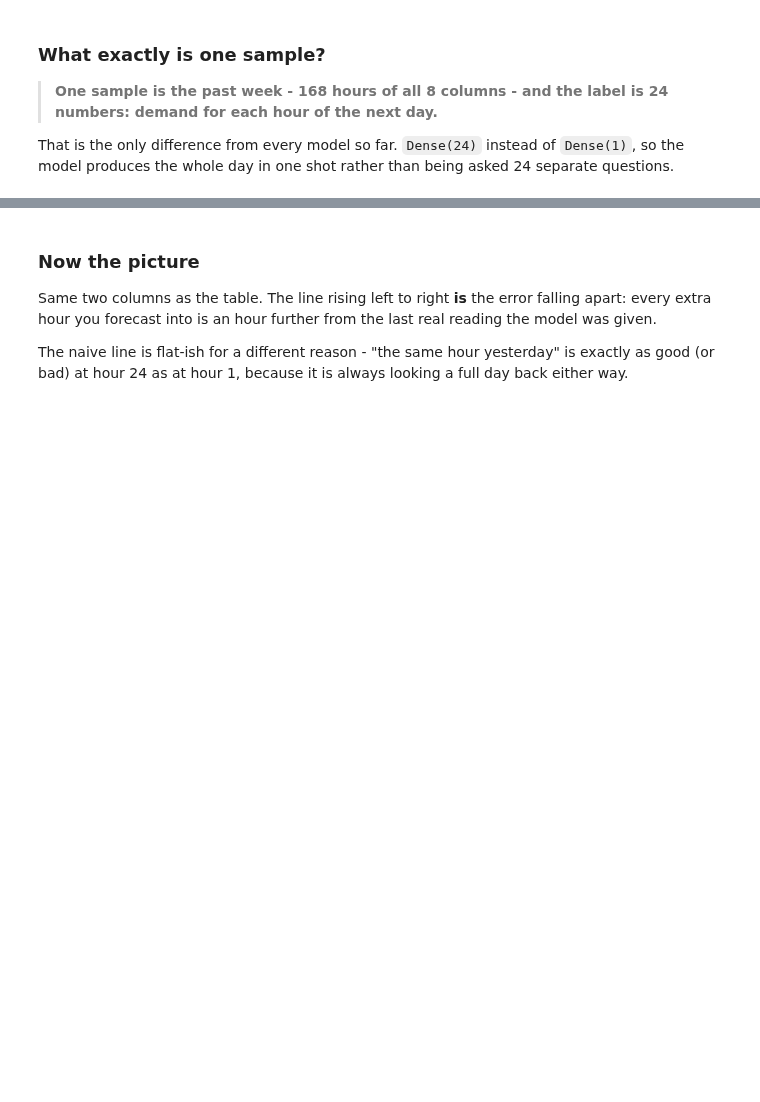
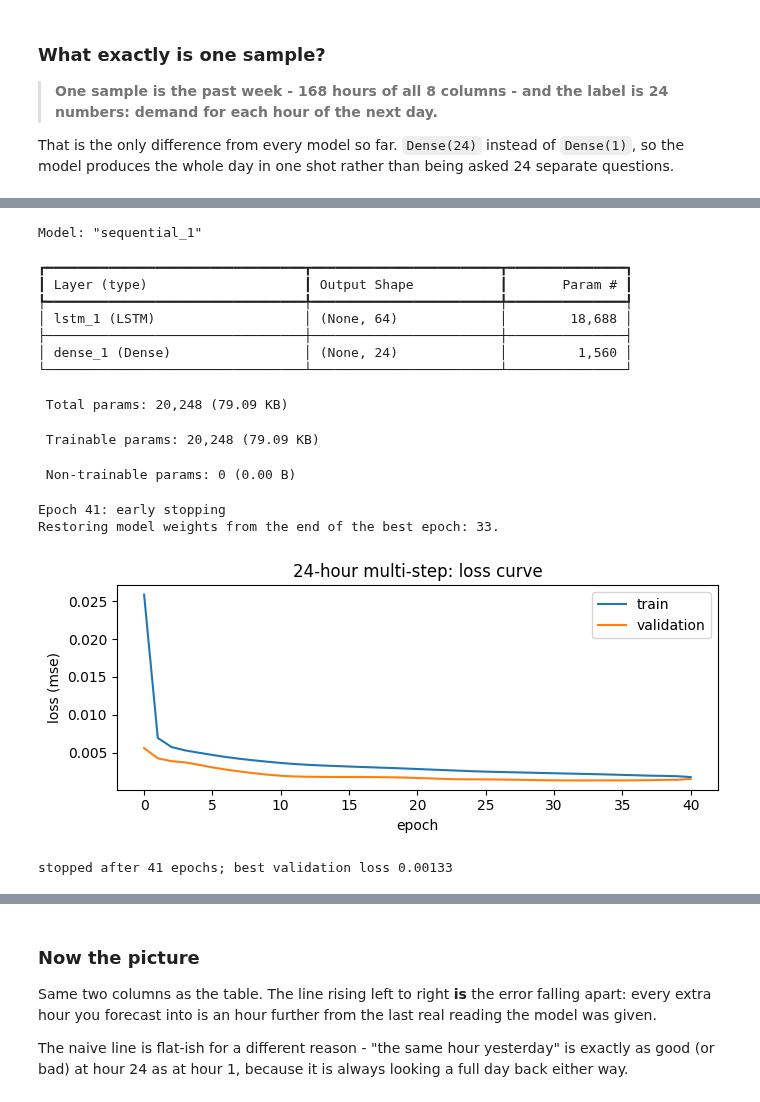
Before and after one commit to drdave-teaching/OPIM5509-notebooks, a Jupyter notebook: Module4/A4_Many_to_Many_Energy.ipynb, the cells around one changed output, grey strips where cells are left out. Cells and saved outputs as stored; diff of their text form; code cells hidden in the pictures; blank space fills up the shorter version.

```diff
--- a/Module4/A4_Many_to_Many_Energy.ipynb
+++ b/Module4/A4_Many_to_Many_Energy.ipynb
@@ -221,21 +253,37 @@ print("in megawatts:", sc_y.inverse_transform(ys_tr[0].reshape(-1, 1)).ravel().r
 # %%
 step = Sequential()
 step.add(Input(shape=(lookback, Xs_tr.shape[2])))
 step.add(LSTM(64))
 step.add(Dense(horizon))
 step.compile(optimizer="adam", loss="mse", metrics=["mae"])
 step.summary()
-hist_step = step.fit(Xs_tr, ys_tr, epochs=50, batch_size=64, validation_split=0.2, callbacks=[es], verbose=1)
+hist_step = step.fit(Xs_tr, ys_tr, epochs=50, batch_size=64, validation_split=0.2, callbacks=[es], verbose=0)
 
 # the loss curve - always keep the History object that fit() hands back
 plt.figure(figsize=(7, 3))
 plt.plot(hist_step.history["loss"], label="train")
 if "val_loss" in hist_step.history:
     plt.plot(hist_step.history["val_loss"], label="validation")
 plt.xlabel("epoch"); plt.ylabel("loss (mse)"); plt.title("24-hour multi-step: loss curve")
 plt.legend(); plt.tight_layout(); plt.show()
 print(f"stopped after {len(hist_step.history['loss'])} epochs;"
       f" best validation loss {min(hist_step.history['val_loss']):.5f}")
+# %% [output]
+Model: "sequential_1"
+┏━━━━━━━━━━━━━━━━━━━━━━━━━━━━━━━━━┳━━━━━━━━━━━━━━━━━━━━━━━━┳━━━━━━━━━━━━━━━┓
+┃ Layer (type)                    ┃ Output Shape           ┃       Param # ┃
+┡━━━━━━━━━━━━━━━━━━━━━━━━━━━━━━━━━╇━━━━━━━━━━━━━━━━━━━━━━━━╇━━━━━━━━━━━━━━━┩
+│ lstm_1 (LSTM)                   │ (None, 64)             │        18,688 │
+├─────────────────────────────────┼────────────────────────┼───────────────┤
+│ dense_1 (Dense)                 │ (None, 24)             │         1,560 │
+└─────────────────────────────────┴────────────────────────┴───────────────┘
+ Total params: 20,248 (79.09 KB)
+ Trainable params: 20,248 (79.09 KB)
+ Non-trainable params: 0 (0.00 B)
+Epoch 41: early stopping
+Restoring model weights from the end of the best epoch: 33.
+[figure, added]
+stopped after 41 epochs; best validation loss 0.00133
 # %%
 pred_s = sc_y.inverse_transform(step.predict(Xs_te, verbose=0))
 true_s = sc_y.inverse_transform(ys_te)
```
Also changed, not shown: parts of 8 cells of this notebook, 4 other files.
